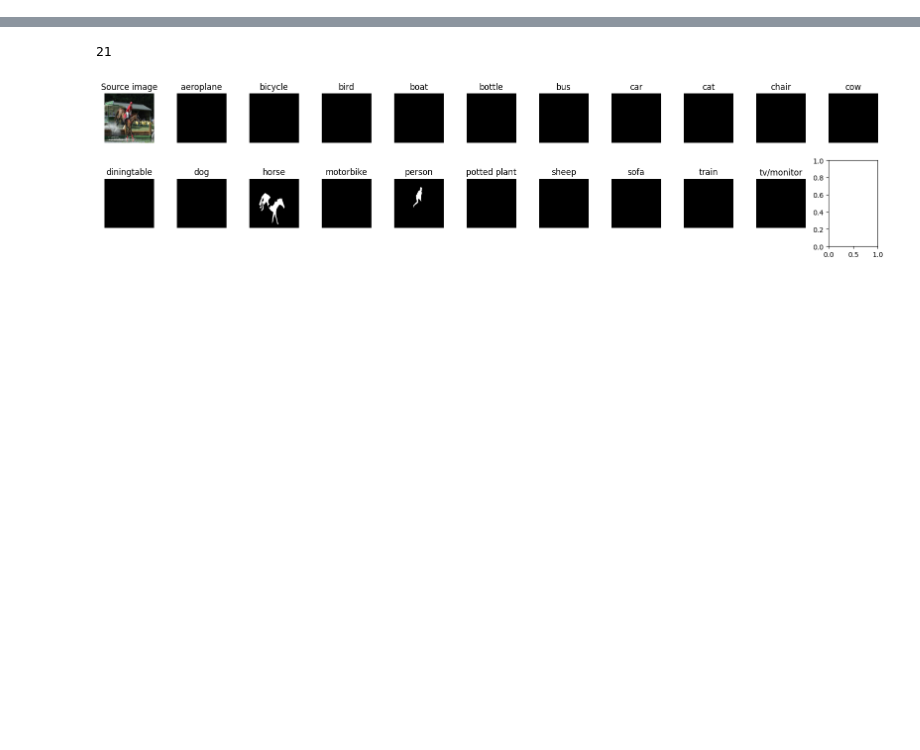
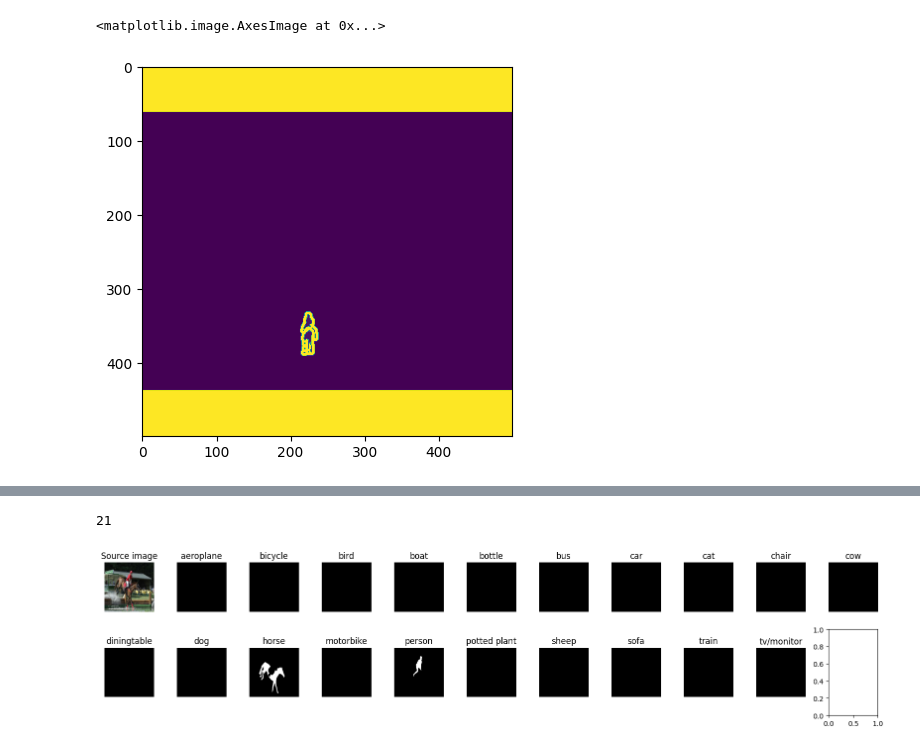
Before and after one commit to xevolesi/pytorch-fcn, a Jupyter notebook: notebooks/playground.ipynb, the cells around one changed output, grey strips where cells are left out. Drawn from its saved outputs; the diff is of its cells as text; code cells hidden in the pictures; blank space fills up the shorter version.

```diff
--- a/notebooks/playground.ipynb
+++ b/notebooks/playground.ipynb
@@ -78,0 +116,18 @@ Clipping input data to the valid range for imshow with RGB data ([0..1] for floa
+# %%
+import os.path as osp
+from PIL import Image
+
+data_path = osp.join("data", "VOCdevkit", "VOC2012")
+set_path = "data/VOCdevkit/VOC2012/ImageSets/Segmentation/seg11valid.txt"
+with open(set_path, "r") as tfs:
+    names = [img.replace("\n", "") for img in tfs.readlines() if img != "\n"]
+images = []
+labels = []
+for name in names:
+    images.append(osp.join(data_path, "JPEGImages", name + ".jpg"))
+    labels.append(osp.join(data_path, "SegmentationClass", name + ".png"))
+# %%
+plt.imshow(read_mask_voc(labels[120]))
+# %% [output]
+<matplotlib.image.AxesImage at 0x...>
+[figure, added]
```
Also changed, not shown: parts of 25 cells of this notebook, 13 other files.
